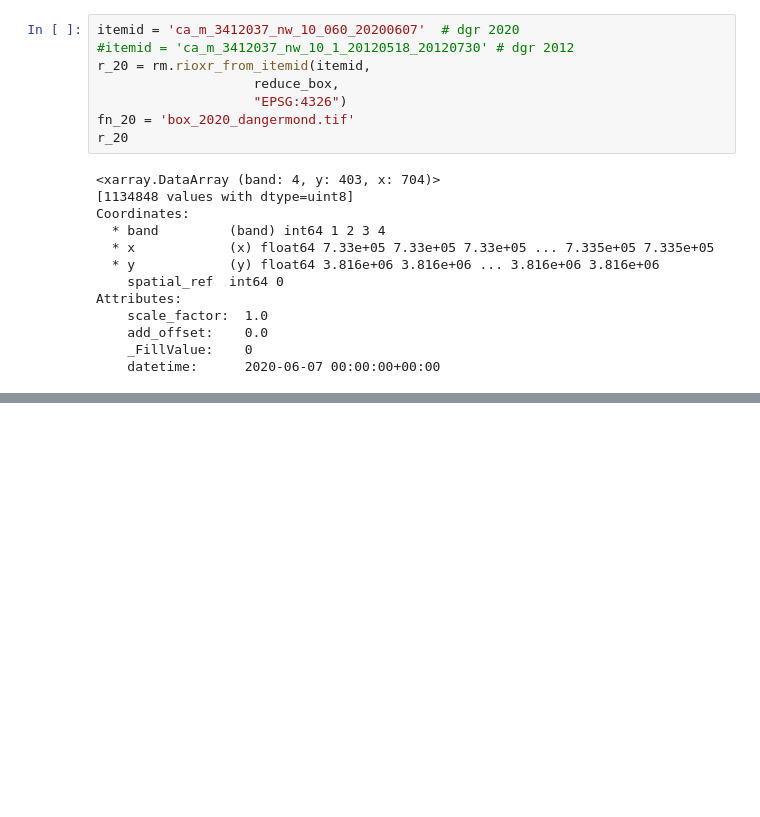
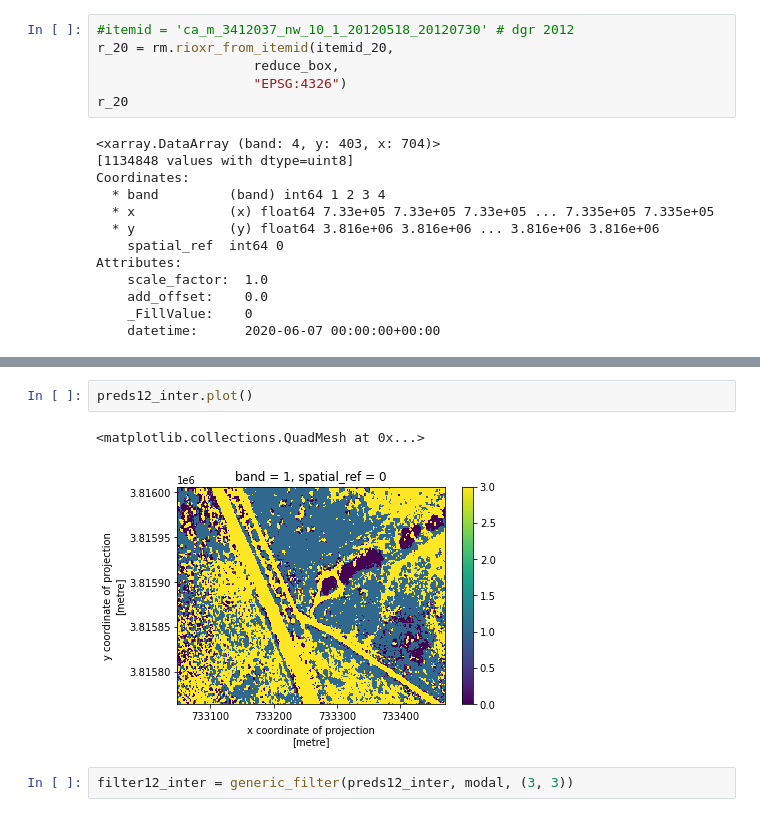
Before and after one commit to NCEAS/msai4earth-esa, a Jupyter notebook: iceplant_detection/TRIALS_majority_filter.ipynb, the cells around one changed output, grey strips where cells are left out. Drawn from its saved outputs; the diff is of its cells as text; blank space fills up the shorter version.

```diff
--- a/iceplant_detection/TRIALS_majority_filter.ipynb
+++ b/iceplant_detection/TRIALS_majority_filter.ipynb
@@ -101,10 +108,8 @@ reduce_box = Polygon([[-120.4629726682,34.4571320535],
 # %%
-itemid = 'ca_m_3412037_nw_10_060_20200607'  # dgr 2020
 #itemid = 'ca_m_3412037_nw_10_1_20120518_20120730' # dgr 2012
-r_20 = rm.rioxr_from_itemid(itemid,
+r_20 = rm.rioxr_from_itemid(itemid_20,
                     reduce_box,
                     "EPSG:4326")
-fn_20 = 'box_2020_dangermond.tif'
 r_20
 # %% [output]
 <xarray.DataArray (band: 4, y: 403, x: 704)>
@@ -175,0 +189,7 @@ plt.show()
+# %%
+preds12_inter.plot()
+# %% [output]
+<matplotlib.collections.QuadMesh at 0x...>
+[figure, added]
+# %%
+filter12_inter = generic_filter(preds12_inter, modal, (3, 3))
```
Also changed, not shown: parts of 28 cells of this notebook.
